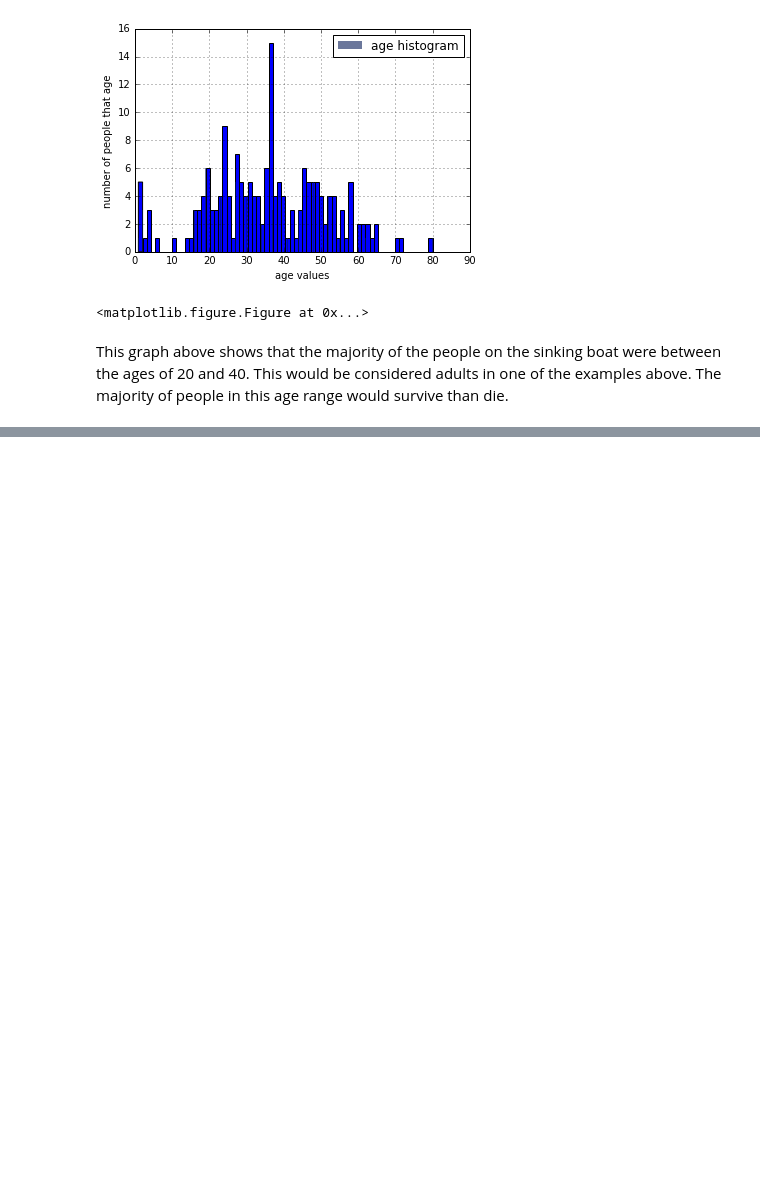
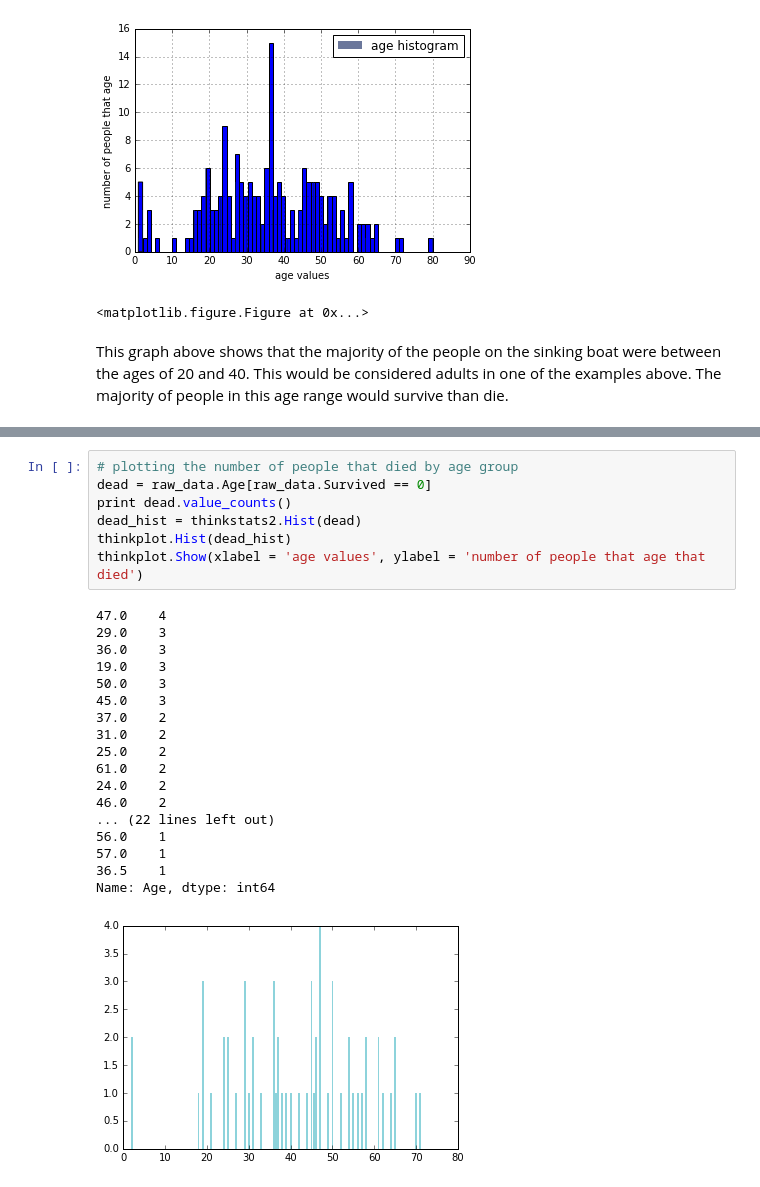
Before and after one commit to CaseyAlvarado/DataScience16WarmupProject, a Jupyter notebook: data_exploration.ipynb, the cells around one changed output, grey strips where cells are left out. Saved outputs shown, nothing was run; the diff lists cells and outputs as text; blank space fills up the shorter version.

```diff
--- a/data_exploration.ipynb
+++ b/data_exploration.ipynb
@@ -416,0 +433,26 @@ This graph above shows that the majority of the people on the sinking boat were
+# %%
+# plotting the number of people that died by age group
+dead = raw_data.Age[raw_data.Survived == 0]
+print dead.value_counts()
+dead_hist = thinkstats2.Hist(dead)
+thinkplot.Hist(dead_hist)
+thinkplot.Show(xlabel = 'age values', ylabel = 'number of people that age that died')
+# %% [output]
+47.0    4
+29.0    3
+36.0    3
+19.0    3
+50.0    3
+45.0    3
+37.0    2
+31.0    2
+25.0    2
+61.0    2
+24.0    2
+46.0    2
+... (22 lines left out)
+56.0    1
+57.0    1
+36.5    1
+Name: Age, dtype: int64
+[figure, added]
```
Also changed, not shown: parts of 7 cells of this notebook, 2 other files.
